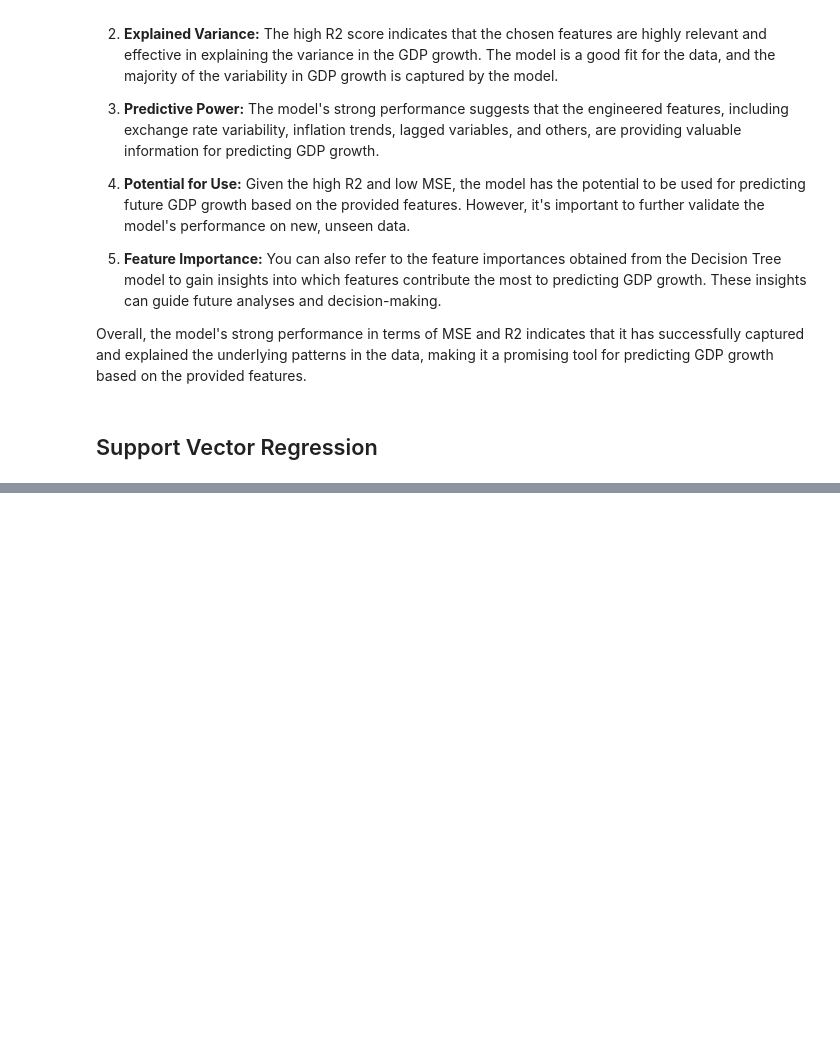
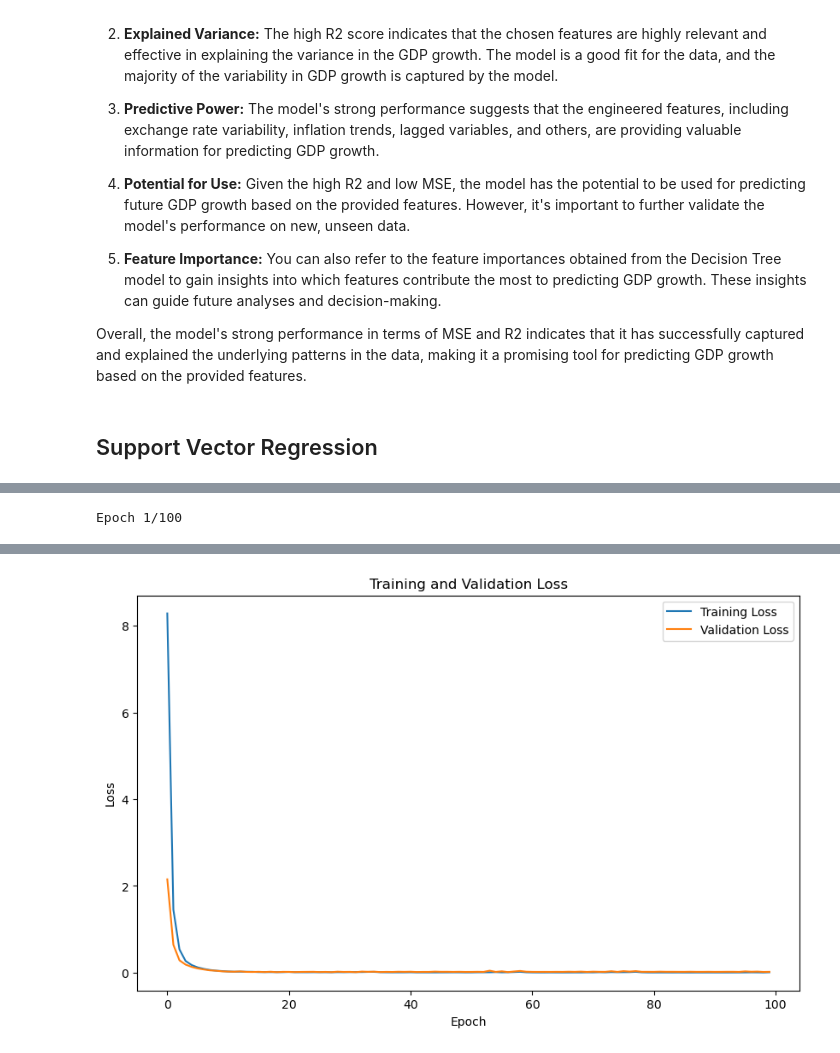
Before and after one commit to MadScie254/Phase-3-project-modelling, a Jupyter notebook: Model.ipynb, the cells around one changed output, grey strips where cells are left out. Saved outputs shown, nothing was run; the diff lists cells and outputs as text; code cells hidden in the pictures; blank space fills up the shorter version.

```diff
--- a/Model.ipynb
+++ b/Model.ipynb
@@ -1180,0 +1097,67 @@ Mean Squared Error (MSE): 0.005266458210352425
+# %%
+import pandas as pd
+import numpy as np
+from sklearn.model_selection import train_test_split
+from sklearn.preprocessing import StandardScaler
+from sklearn.metrics import mean_squared_error, r2_score
+from keras.models import Sequential
+from keras.layers import Dense
+import matplotlib.pyplot as plt
+
+# Load the merged and engineered dataset
+merged_data = pd.read_csv("Merged_and_Engineered_Data.csv")
+
+# Remove commas and convert columns with commas to float
+comma_columns = ['Nominal GDP prices (Ksh Million)', 'Real GDP prices (Ksh Million)']
+for col in comma_columns:
+    merged_data[col] = merged_data[col].str.replace(',', '').astype(float)
+
+# Handle missing values by filling with mean (you can choose another strategy if needed)
+merged_data.fillna(merged_data.mean(), inplace=True)
+
+# Separate features and target variable
+X = merged_data.drop(['Currency', 'Annual GDP growth (%)', 'Date'], axis=1)  # Exclude non-numeric and target columns
+y = merged_data['Annual GDP growth (%)']
+
+# Split the data into training and testing sets
+X_train, X_test, y_train, y_test = train_test_split(X, y, test_size=0.2, random_state=42)
+
+# Standardize the data
+scaler = StandardScaler()
+X_train_scaled = scaler.fit_transform(X_train)
+X_test_scaled = scaler.transform(X_test)
+
+# Build a simple feedforward neural network model
+model = Sequential()
+model.add(Dense(64, input_dim=X_train.shape[1], activation='relu'))
+model.add(Dense(32, activation='relu'))
+model.add(Dense(1))  # Output layer
+
+# Compile the model
+model.compile(loss='mean_squared_error', optimizer='adam')
+
+# Train the model
+history = model.fit(X_train_scaled, y_train, epochs=100, batch_size=32, validation_split=0.2, verbose=1)
+
+# Make predictions on the test set
+y_pred = model.predict(X_test_scaled)
+
+# Evaluate the model
+rmse = np.sqrt(mean_squared_error(y_test, y_pred))
+r2 = r2_score(y_test, y_pred)
+
+# Print evaluation metrics
+print(f"Root Mean Squared Error (RMSE): {rmse:.4f}")
+print(f"R-squared (R2) Score: {r2:.4f}")
+
+# Visualize training loss and validation loss over epochs
+plt.figure(figsize=(10, 6))
+plt.plot(history.history['loss'], label='Training Loss')
+plt.plot(history.history['val_loss'], label='Validation Loss')
+plt.title('Training and Validation Loss')
+plt.xlabel('Epoch')
+plt.ylabel('Loss')
+plt.legend()
+plt.show()
+# %% [output]
+Epoch 1/100
@@ -1180,0 +1181 @@ Mean Squared Error (MSE): 0.005266458210352425
+[figure, added]
```
Also changed, not shown: parts of 4 cells of this notebook.
